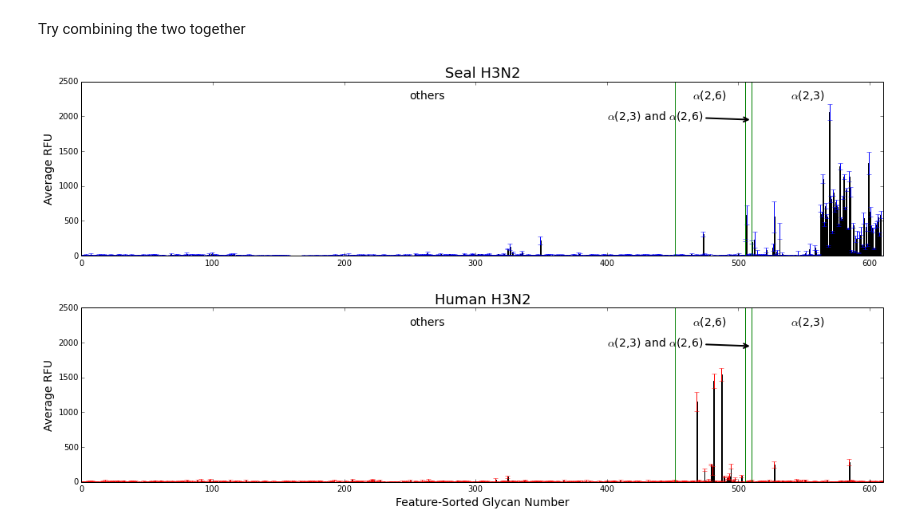
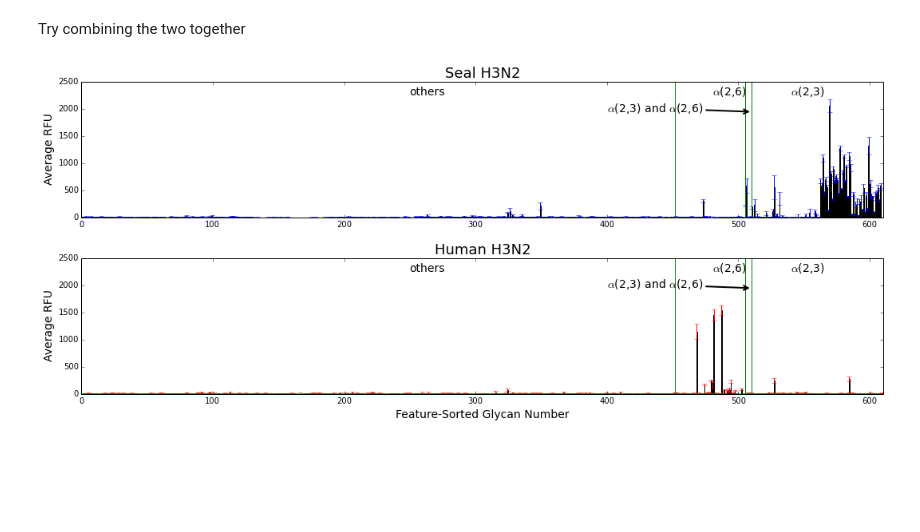
Before and after one commit to runstadler-lab/Seal-H3N8-Glycan-Array, a Jupyter notebook: (1) Make Figure.ipynb, the cells around one changed output. Cells and saved outputs as stored; diff of their text form; code cells hidden in the pictures; blank space fills up the shorter version.

```diff
--- a/(1) Make Figure.ipynb
+++ b/(1) Make Figure.ipynb
@@ -196,7 +196,7 @@ plt.savefig('Average RFU Plot (Human).pdf')
 Try combining the two together
 # %%
 #### This code will produce a single plot with both the human and seal data combined.
-fig = plt.figure(2, figsize=(18,9))
+fig = plt.figure(2, figsize=(18,7))
 x = sorted_joined['Glycan Name_Seal']
 
 y_seal = sorted_joined['Average RFU_Seal']
@@ -227,33 +227,33 @@ plt.plot([510, 510], [0, 2500], color="green", linewidth=1) # alpha(2,6) are 453
 plt.plot([505, 505], [0, 2500], color="green", linewidth=1) # alpha(2,6) anad alpha(2,3) are 505-510
 # plt.plot([511, 511], [0, 2500], color="green", linewidth=1) # alpha(2,3) are 511-610
 
 # Add the texts greek alpha(2,3) and alpha(2,6)
-plt.annotate(r"$\alpha$(2,6)", (465, 2250), fontsize=14)
+plt.annotate(r"$\alpha$(2,6)", (480, 2250), fontsize=14)
 plt.annotate(r"$\alpha$(2,3)", (540, 2250), fontsize=14)
 plt.annotate("others", (250, 2250), fontsize=14)
 plt.annotate(r"$\alpha$(2,3) and $\alpha$(2,6)", xy=(510, 1950), xytext=(400, 1950), arrowprops=dict(arrowstyle="->", linewidth=2), fontsize=14)
 
 plt.subplot(212)
 plt.bar(left=x.index, color='red', height=y_human, width=barwidth, yerr=yerr_human, label='Human', alpha=alpha, ecolor='red')
 plt.ylim(0,2500)
 plt.ylabel('Average RFU', fontsize=14)
 plt.xlabel('Feature-Sorted Glycan Number', fontsize=14)
 plt.xlim(0, len(x))
 plt.title('Human H3N2', fontsize=18)
 # plt.legend(fontsize=16)
 
 # Add a vertical line to distinguish alpha(2,3) and alpha(2,6)
 plt.plot([452, 452], [0, 2500], color="green", linewidth=1) # asialo-glycans are before #452
 plt.plot([510, 510], [0, 2500], color="green", linewidth=1) # alpha(2,6) are 453-510
 plt.plot([505, 505], [0, 2500], color="green", linewidth=1) # alpha(2,6) anad alpha(2,3) are 505-510
 # plt.plot([511, 511], [0, 2500], color="green", linewidth=1) # alpha(2,3) are 511-610
 
 # Add the texts greek alpha(2,3) and alpha(2,6)
-plt.annotate(r"$\alpha$(2,6)", (465, 2250), fontsize=14)
+plt.annotate(r"$\alpha$(2,6)", (480, 2250), fontsize=14)
 plt.annotate(r"$\alpha$(2,3)", (540, 2250), fontsize=14)
 plt.annotate("others", (250, 2250), fontsize=14)
 plt.annotate(r"$\alpha$(2,3) and $\alpha$(2,6)", xy=(510, 1950), xytext=(400, 1950), arrowprops=dict(arrowstyle="->", linewidth=2), fontsize=14)
 
 plt.savefig('Average RFU Plot (Combined).pdf')
 # %% [output]
-[figure, old version]
+[figure, new version]
```
Also changed, not shown: 3 other files.
